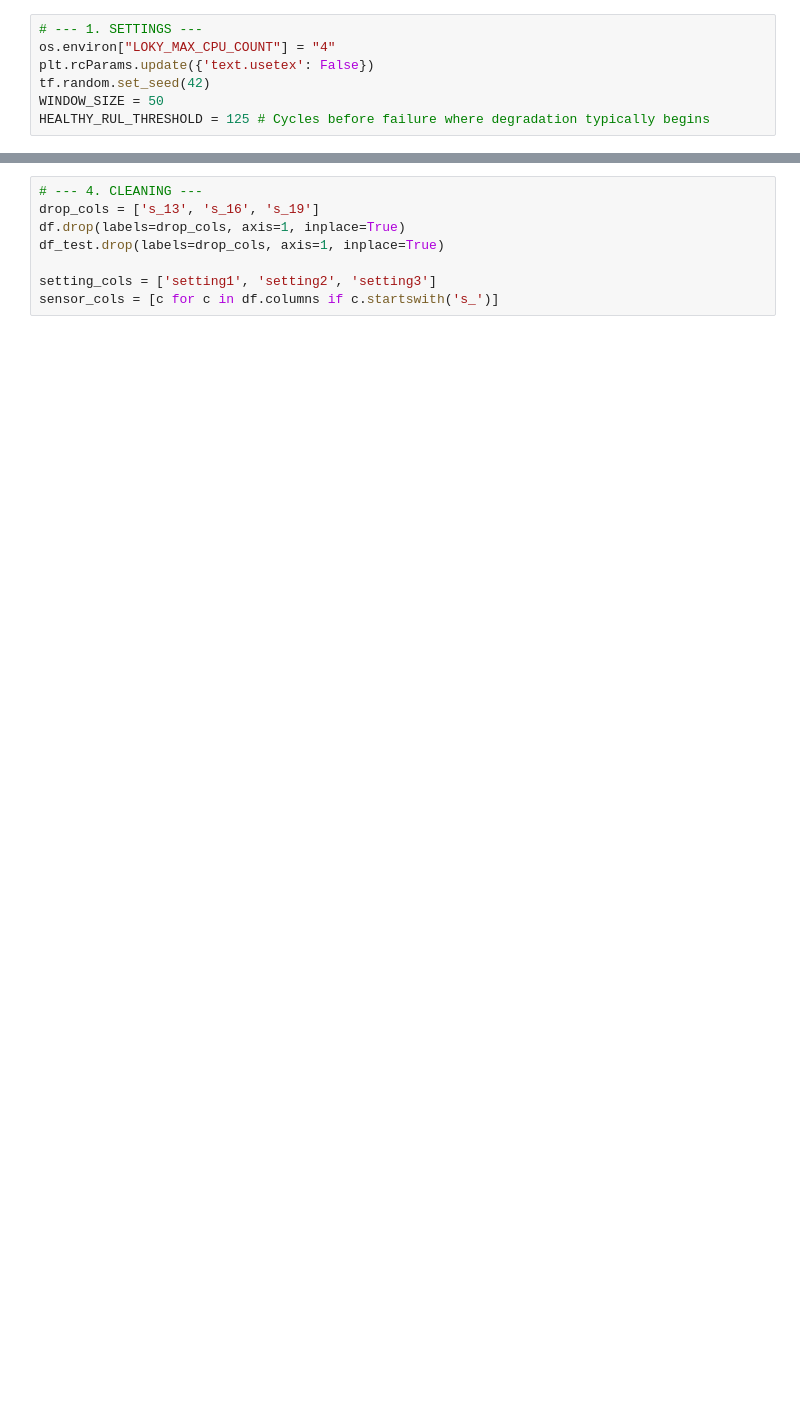
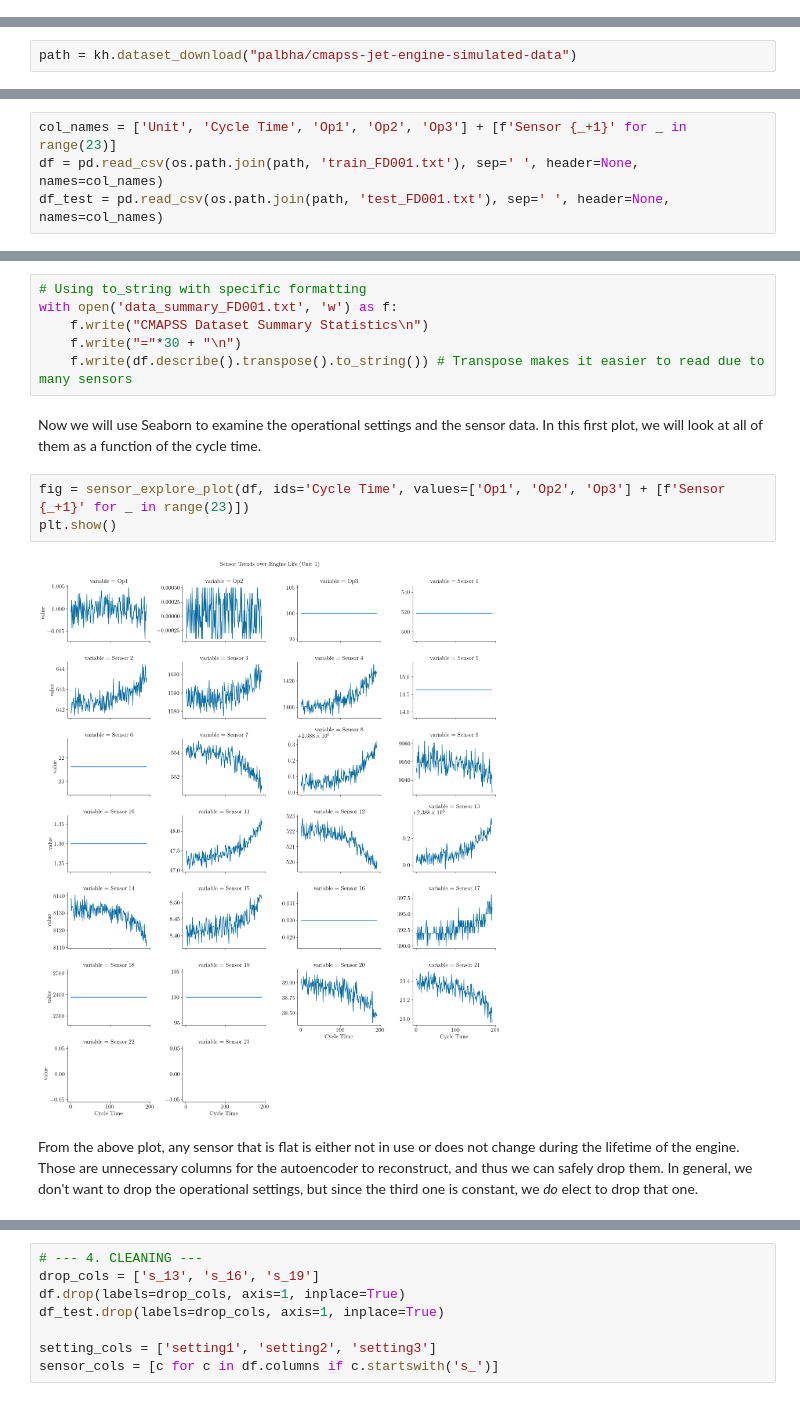
Before and after one commit to RandomKiddo/HackAI2026, a Jupyter notebook: src/Project.ipynb, the cells around one changed output, grey strips where cells are left out. Drawn from its saved outputs; the diff is of its cells as text; blank space fills up the shorter version.

```diff
--- a/src/Project.ipynb
+++ b/src/Project.ipynb
@@ -15,7 +0,0 @@ from sklearn.preprocessing import StandardScaler
-# %%
-# --- 1. SETTINGS ---
-os.environ["LOKY_MAX_CPU_COUNT"] = "4"
-plt.rcParams.update({'text.usetex': False})
-tf.random.set_seed(42)
-WINDOW_SIZE = 50
-HEALTHY_RUL_THRESHOLD = 125 # Cycles before failure where degradation typically begins
@@ -21,0 +36,2 @@ HEALTHY_RUL_THRESHOLD = 125 # Cycles before failure where degradation typically
+# %%
+path = kh.dataset_download("palbha/cmapss-jet-engine-simulated-data")
@@ -21,0 +42,4 @@ HEALTHY_RUL_THRESHOLD = 125 # Cycles before failure where degradation typically
+# %%
+col_names = ['Unit', 'Cycle Time', 'Op1', 'Op2', 'Op3'] + [f'Sensor {_+1}' for _ in range(23)]
+df = pd.read_csv(os.path.join(path, 'train_FD001.txt'), sep=' ', header=None, names=col_names)
+df_test = pd.read_csv(os.path.join(path, 'test_FD001.txt'), sep=' ', header=None, names=col_names)
@@ -21,0 +60,15 @@ HEALTHY_RUL_THRESHOLD = 125 # Cycles before failure where degradation typically
+# %%
+# Using to_string with specific formatting
+with open('data_summary_FD001.txt', 'w') as f:
+    f.write("CMAPSS Dataset Summary Statistics\n")
+    f.write("="*30 + "\n")
+    f.write(df.describe().transpose().to_string()) # Transpose makes it easier to read due to many sensors
+# %% [markdown]
+Now we will use Seaborn to examine the operational settings and the sensor data. In this first plot, we will look at all of them as a function of the cycle time.
+# %%
+fig = sensor_explore_plot(df, ids='Cycle Time', values=['Op1', 'Op2', 'Op3'] + [f'Sensor {_+1}' for _ in range(23)])
+plt.show()
+# %% [output]
+[figure, added]
+# %% [markdown]
+From the above plot, any sensor that is flat is either not in use or does not change during the lifetime of the engine. Those are unnecessary columns for the autoencoder to reconstruct, and thus we can safely drop them. In general, we don't want to drop the operational settings, but since the third one is constant, we *do* elect to drop that one.
```
Also changed, not shown: parts of 81 cells of this notebook, 8 other files.
